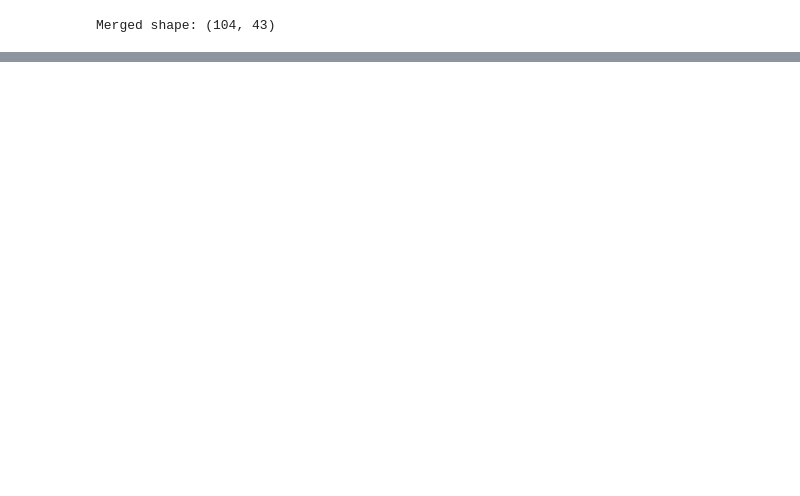
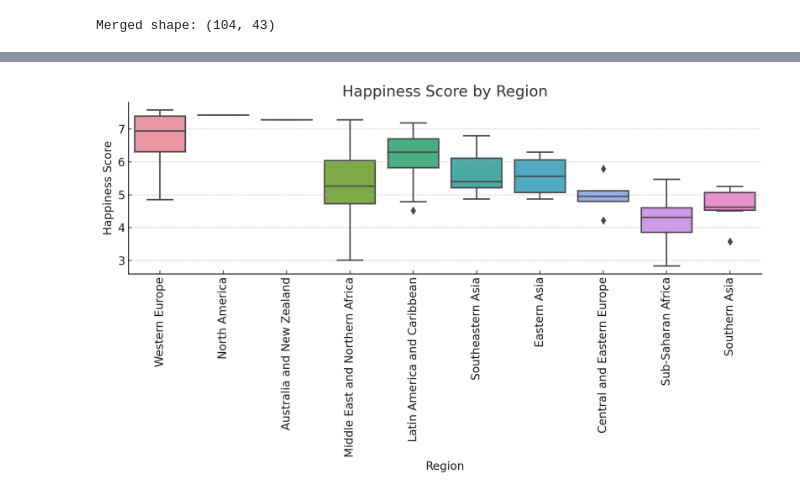
Before and after one commit to zeynepdeniztr/Countries-Flags-and-Happiness, a Jupyter notebook: main.ipynb, the cells around one changed output, grey strips where cells are left out. Cells and saved outputs as stored; diff of their text form; code cells hidden in the pictures; blank space fills up the shorter version.

```diff
--- a/main.ipynb
+++ b/main.ipynb
@@ -27 +45,11 @@ Merged shape: (104, 43)
+# %%
+sns.boxplot(data=merged_df, x='Region', y='Happiness Score')
+plt.xticks(rotation=90)
+plt.title('Happiness Score by Region')
+plt.xlabel('Region')
+plt.ylabel('Happiness Score')
+plt.tight_layout()
+plt.show()
+# %% [output]
+[figure, added]
 # %%
```
Also changed, not shown: parts of 14 cells of this notebook.
